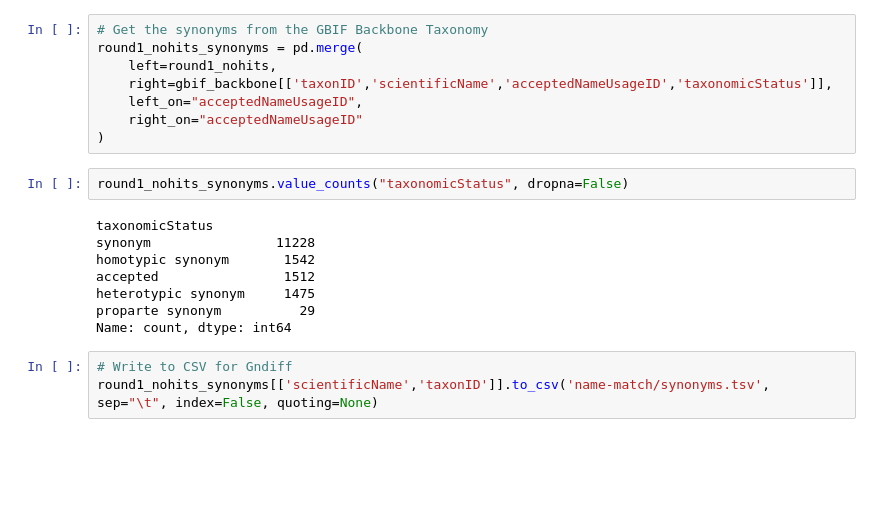
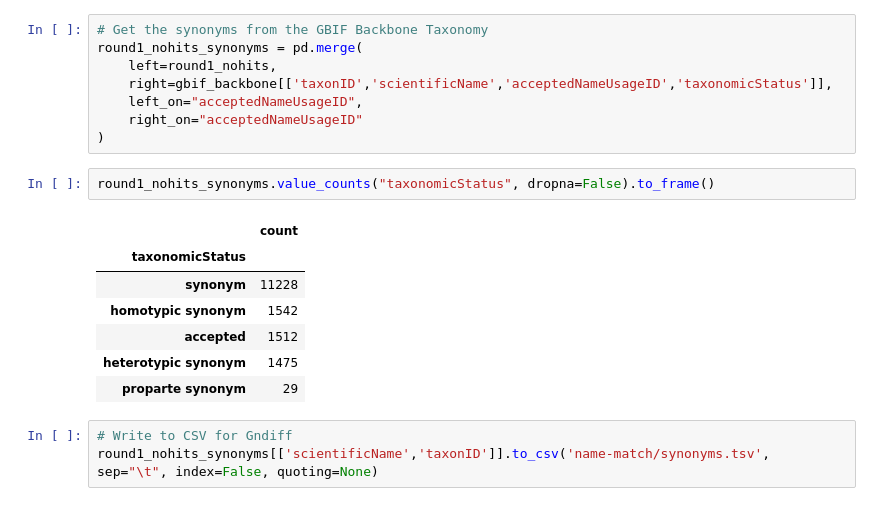
Before and after one commit to monagrland/taxo-harmo, a Jupyter notebook: compare-names.ipynb, the cells around one changed output. Drawn from its saved outputs; the diff is of its cells as text; blank space fills up the shorter version.

```diff
--- a/compare-names.ipynb
+++ b/compare-names.ipynb
@@ -320,15 +322,15 @@ round1_nohits_synonyms = pd.merge(
     right_on="acceptedNameUsageID"
 )
 # %%
-round1_nohits_synonyms.value_counts("taxonomicStatus", dropna=False)
+round1_nohits_synonyms.value_counts("taxonomicStatus", dropna=False).to_frame()
 # %% [output]
-taxonomicStatus
-synonym                11228
-homotypic synonym       1542
-accepted                1512
-heterotypic synonym     1475
-proparte synonym          29
-Name: count, dtype: int64
+|  | count |
+| taxonomicStatus |  |
+| synonym | 11228 |
+| homotypic synonym | 1542 |
+| accepted | 1512 |
+| heterotypic synonym | 1475 |
+| proparte synonym | 29 |
 # %%
 # Write to CSV for Gndiff
 round1_nohits_synonyms[['scientificName','taxonID']].to_csv('name-match/synonyms.tsv', sep="\t", index=False, quoting=None)
```
Also changed, not shown: parts of 23 cells of this notebook, 2 other files.
